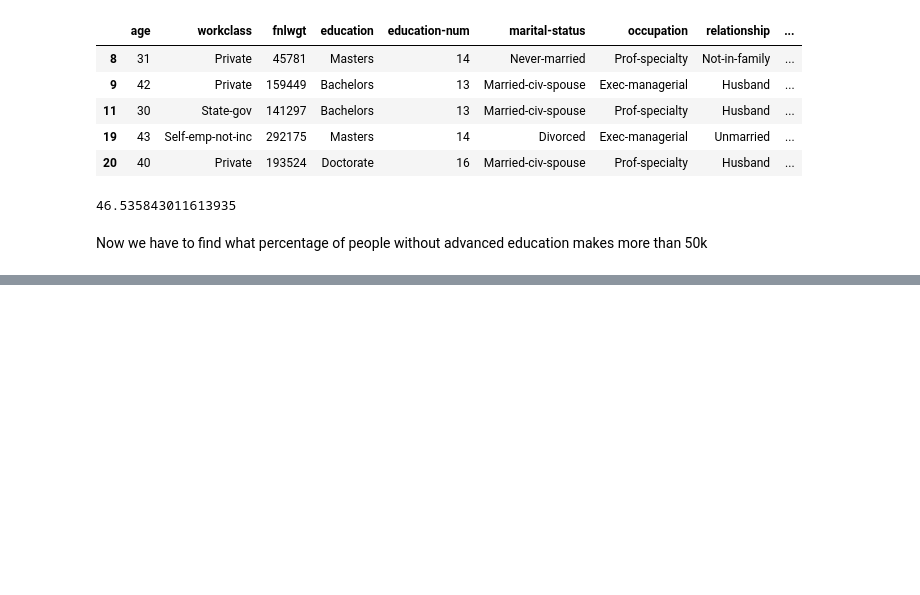
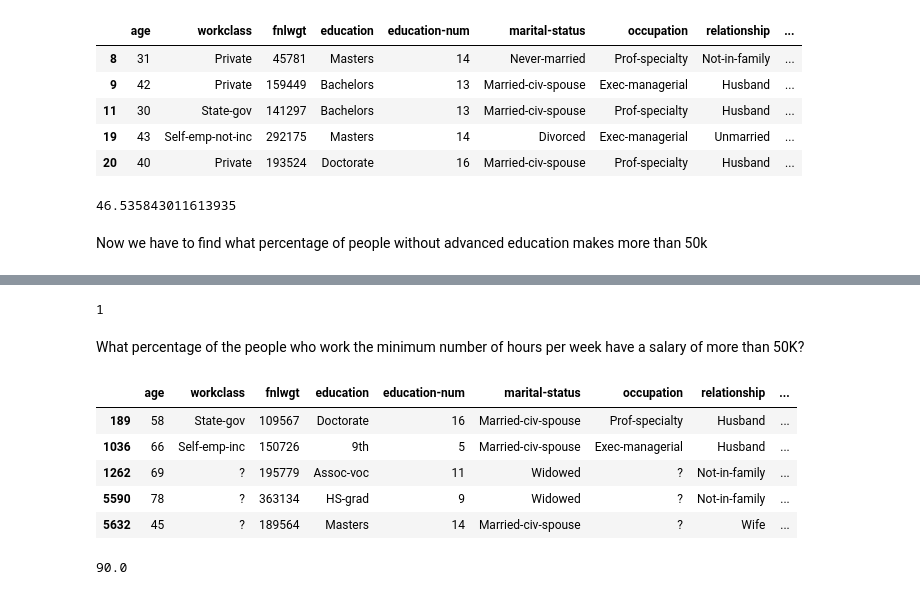
Before and after one commit to sicxbit/Demographic-Data-Analyzer, a Jupyter notebook: note.ipynb, the cells around one changed output, grey strips where cells are left out. Saved outputs shown, nothing was run; the diff lists cells and outputs as text; code cells hidden in the pictures; blank space fills up the shorter version.

```diff
--- a/note.ipynb
+++ b/note.ipynb
@@ -112,0 +133,26 @@ Now we have to find what percentage of people without advanced education makes m
+# %%
+#checking the data
+data.head()
+#finding out the minimum
+min_hours_per_week = data["hours-per-week"].min()
+print(min_hours_per_week)
+# %% [output]
+1
+# %% [markdown]
+What percentage of the people who work the minimum number of hours per week have a salary of more than 50K?
+# %%
+min_hours_workers = data[data["hours-per-week"] == 1]
+min_hours_workers.head()
+# %% [output]
+|  | age | workclass | fnlwgt | education | education-num | marital-status | occupation | relationship | ... |
+| 189 | 58 | State-gov | 109567 | Doctorate | 16 | Married-civ-spouse | Prof-specialty | Husband | ... |
+| 1036 | 66 | Self-emp-inc | 150726 | 9th | 5 | Married-civ-spouse | Exec-managerial | Husband | ... |
+| 1262 | 69 | ? | 195779 | Assoc-voc | 11 | Widowed | ? | Not-in-family | ... |
+| 5590 | 78 | ? | 363134 | HS-grad | 9 | Widowed | ? | Not-in-family | ... |
+| 5632 | 45 | ? | 189564 | Masters | 14 | Married-civ-spouse | ? | Wife | ... |
+# %%
+#finding the percentage
+percentage_min_50k = (min_hours_workers[min_hours_workers["salary"] =="<=50K"].shape[0]/min_hours_workers["salary"].shape[0])*100
+print(percentage_min_50k)
+# %% [output]
+90.0
```
Also changed, not shown: parts of 3 cells of this notebook.
